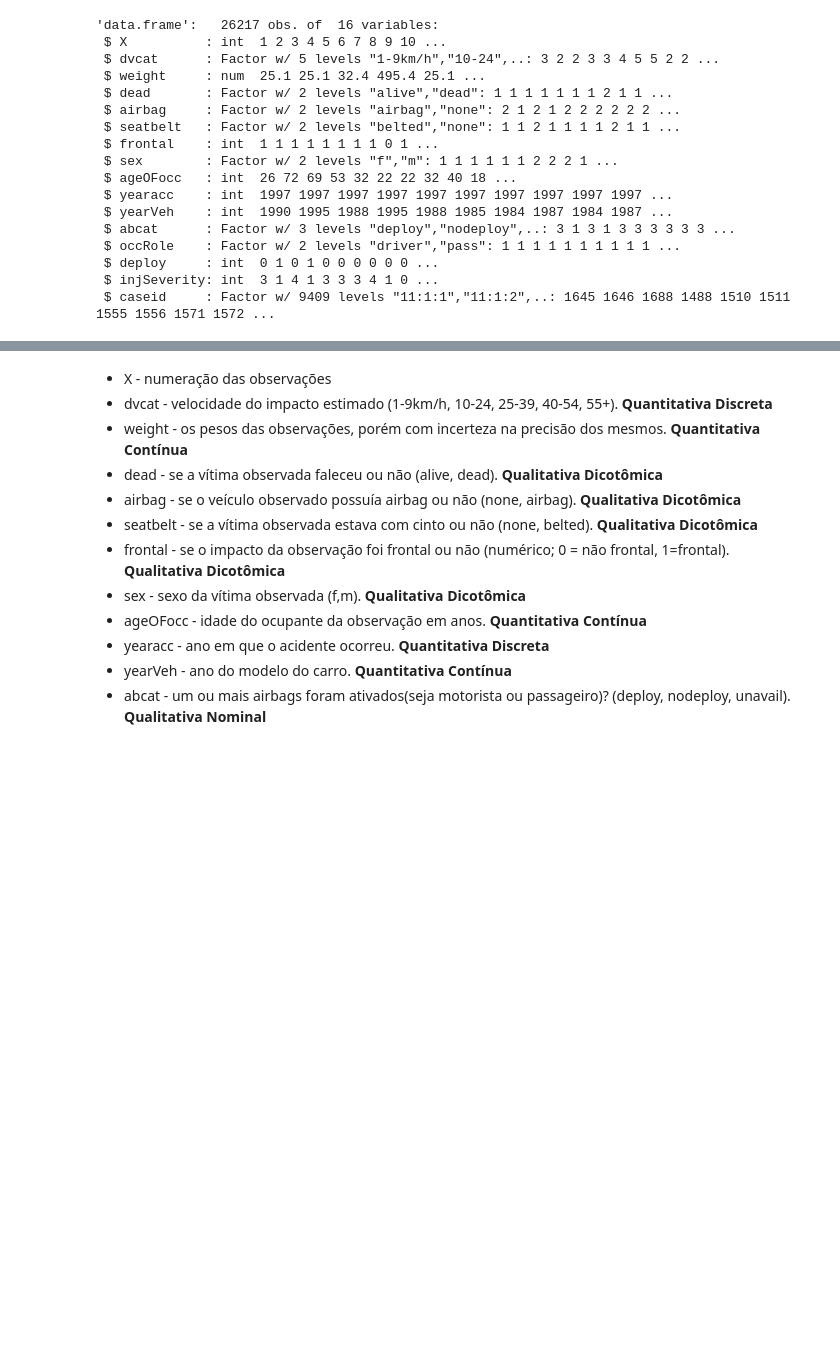
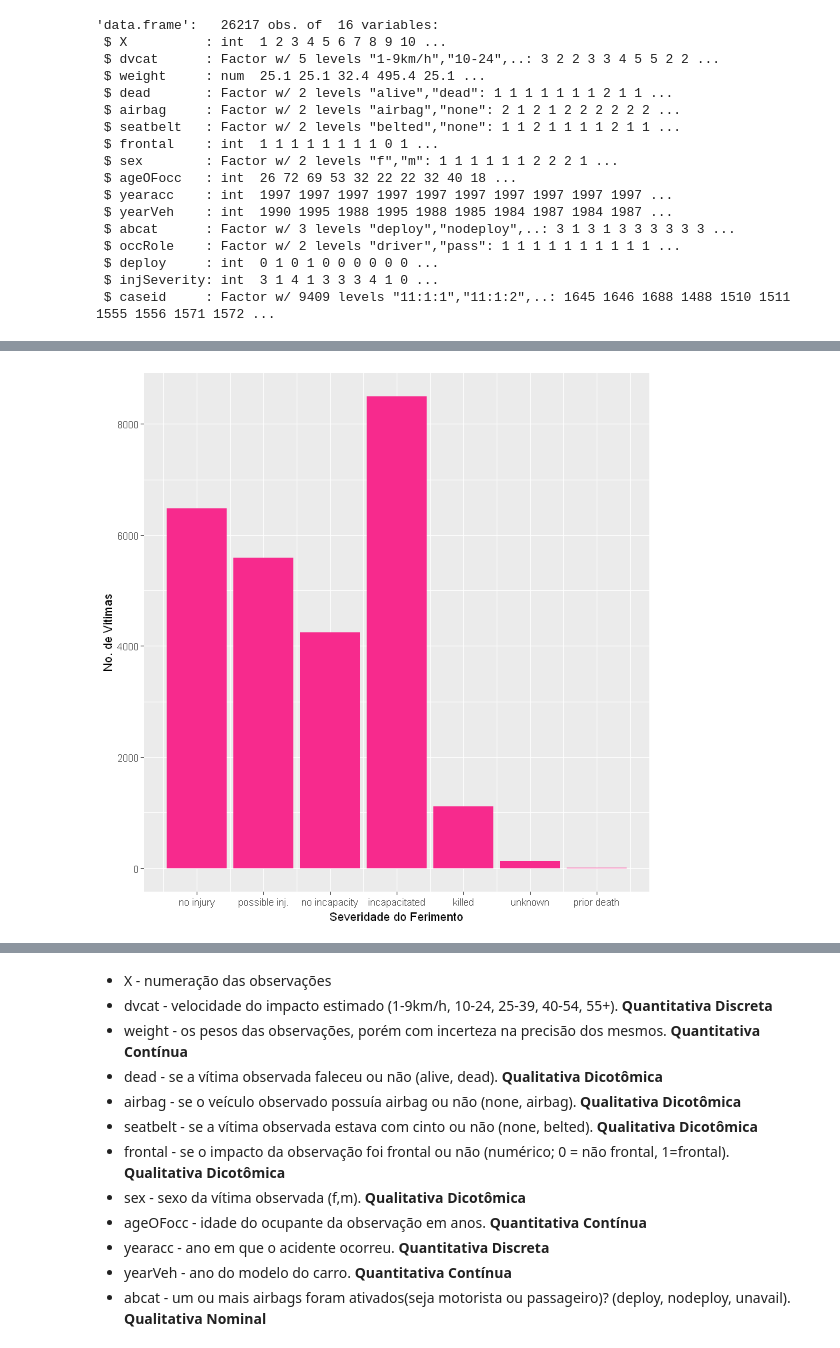
Before and after one commit to Umaigenomu/Car-Accidents, a Jupyter notebook: CarAccidents.ipynb, the cells around one changed output, grey strips where cells are left out. Saved outputs shown, nothing was run; the diff lists cells and outputs as text; code cells hidden in the pictures; blank space fills up the shorter version.

```diff
--- a/CarAccidents.ipynb
+++ b/CarAccidents.ipynb
@@ -33,0 +96,5 @@ str(df)
+# %%
+names <- c("no injury","possible inj.","no incapacity","incapacitated","killed","unknown","prior death")
+ggplot(df,aes(injSeverity)) + geom_histogram(stat="count",fill="#f72a8d") +xlab("Severidade do Ferimento")+ ylab("No. de Vitimas") + scale_x_continuous(labels = names,breaks=c(0,1,2,3,4,5,6))
+# %% [output]
+[figure, added]
```
Also changed, not shown: parts of 30 cells of this notebook.
